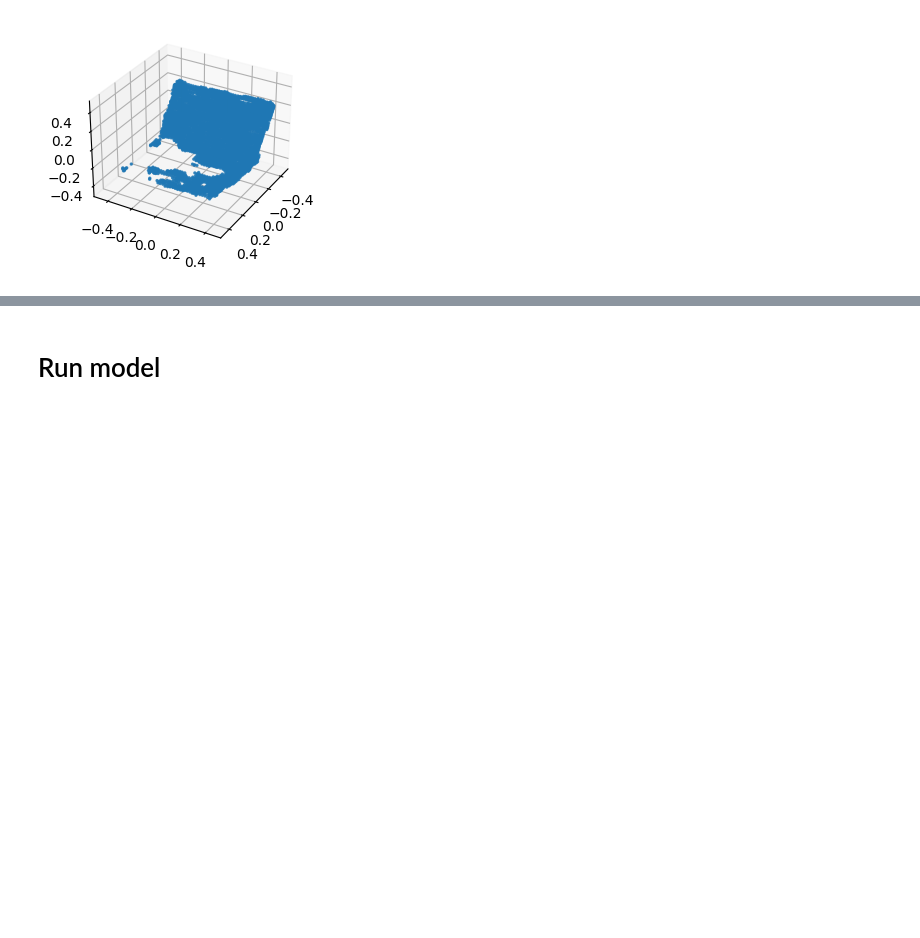
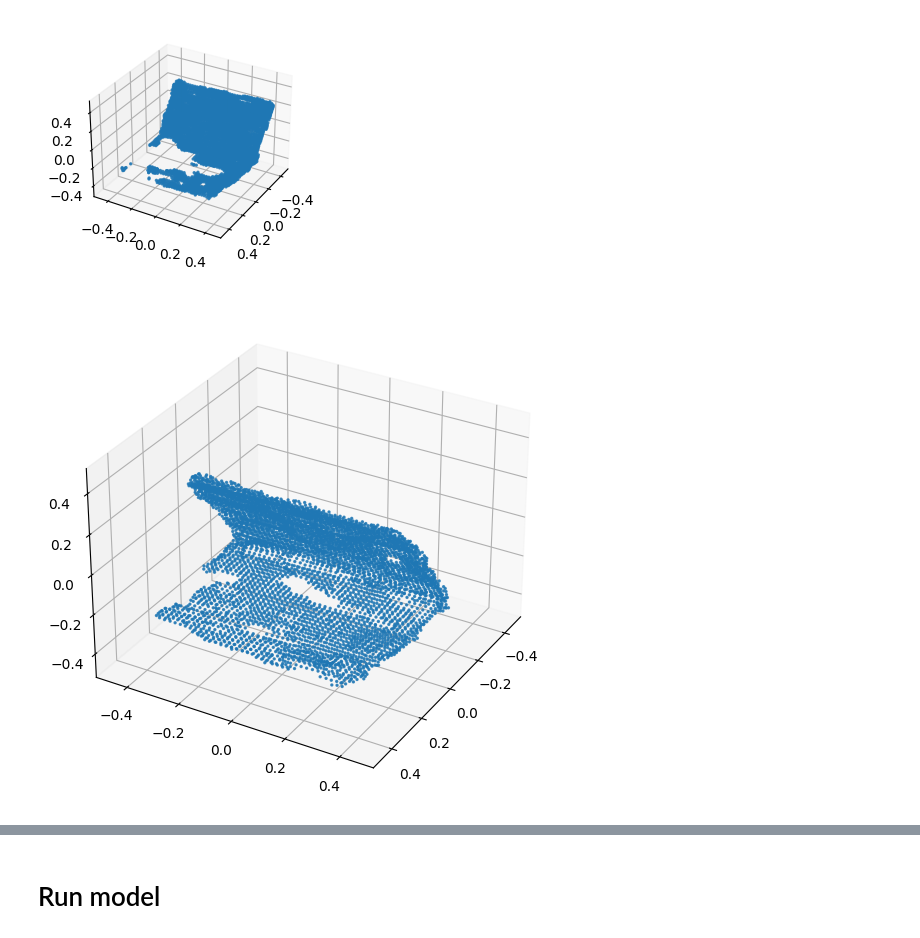
Before and after one commit to carteruh/Ditto_Research, a Jupyter notebook: notebooks/demo_depth_map.ipynb, the cells around one changed output, grey strips where cells are left out. Drawn from its saved outputs; the diff is of its cells as text; code cells hidden in the pictures; blank space fills up the shorter version.

Commit message:
Visualized point clouds

```diff
--- a/notebooks/demo_depth_map.ipynb
+++ b/notebooks/demo_depth_map.ipynb
@@ -168,0 +335,8 @@ for idx in range(len(transforms)):
+# %%
+root = '../data/ROS_Data'
+with open(os.path.join(root, 'camera2base.json')) as f:
+    transform_dict = json.load(f)
+
+transforms = transform_dict['camera2base']
+print(np.shape(transforms))
+print(transforms[0])
@@ -176,9 +409,9 @@ for rgbd, trans in src_data:
     pcd = o3d.geometry.PointCloud.create_from_rgbd_image(rgbd, intrinsics)
     # pcd, tmp = pcd.remove_statistical_outlier(nb_neighbors=20, std_ratio=0.01)
     pcd.transform(trans)
-    pcd = pcd.crop(bbox)
+    # pcd = pcd.crop(bbox)
     pc = np.asarray(pcd.points)
-    pc_idx = np.random.randint(0, pc.shape[0], size=(2048, ))
+    pc_idx = np.random.randint(0, size=(2048, ))
     pc = pc[pc_idx]
     src_pc_list.append(pc)
 src_fused_pc = np.concatenate(src_pc_list, axis=0)
@@ -234,3 +471,21 @@ plot_3d_point_cloud(*np.asarray(dst_pcd.points).T,
 plt.show()
 # %% [output]
 [figure]
+# %%
+# Plotting
+fig = plt.figure(figsize=(14, 7))
+
+# # Subplot for source point cloud
+# ax1 = fig.add_subplot(1, 2, 1, projection='3d')
+# plot_3d_point_cloud(*np.asarray(src_pcd.points).T, axis=ax1, azim=30, elev=30, lim=[(-0.5, 0.5)] * 3)
+# ax1.set_title('Source Point Cloud')
+
+# Subplot for destination point cloud
+ax2 = fig.add_subplot(1, 2, 2, projection='3d')
+plot_3d_point_cloud(*np.asarray(dst_pcd.points).T, axis=ax2, azim=30, elev=30, lim=[(-0.5, 0.5)] * 3)
+ax2.set_title('Destination Point Cloud')
+
+# Display the figure
+plt.show()
+# %% [output]
+[figure, added]
```
Also changed, not shown: parts of 22 cells of this notebook, 3 other files.
